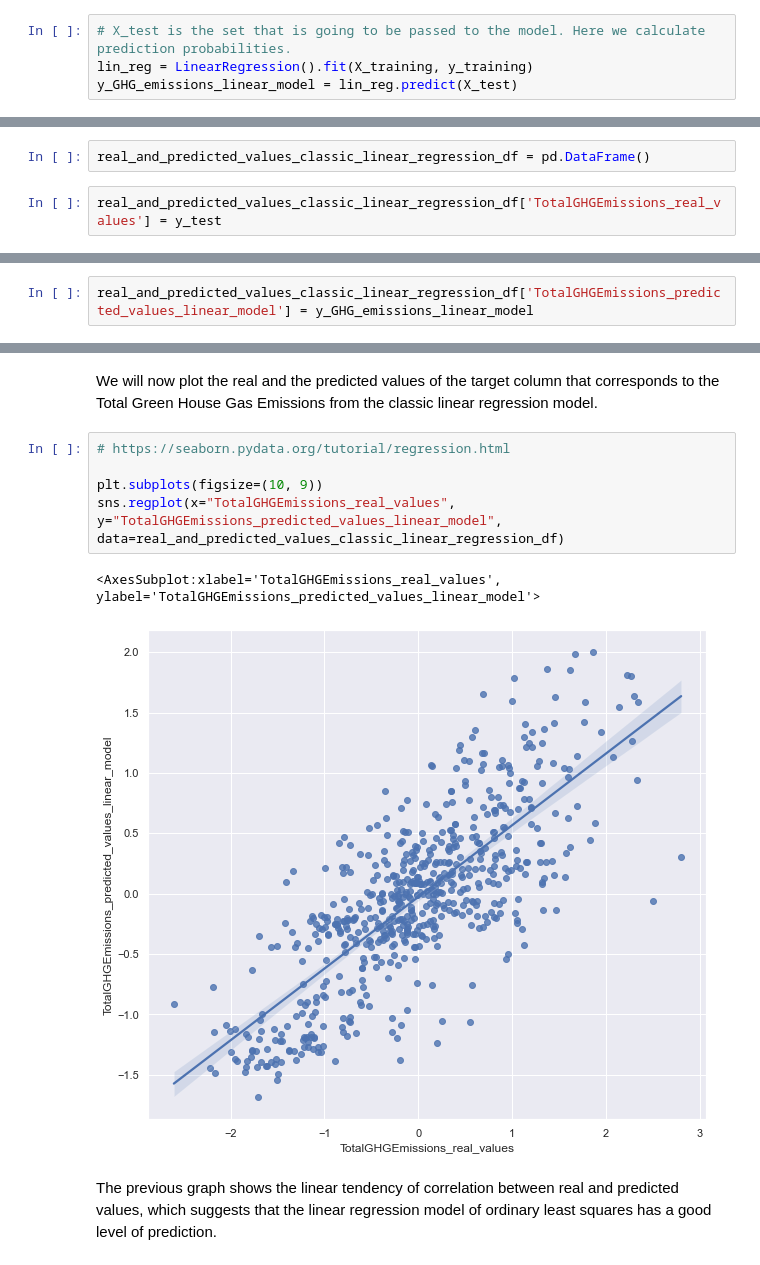
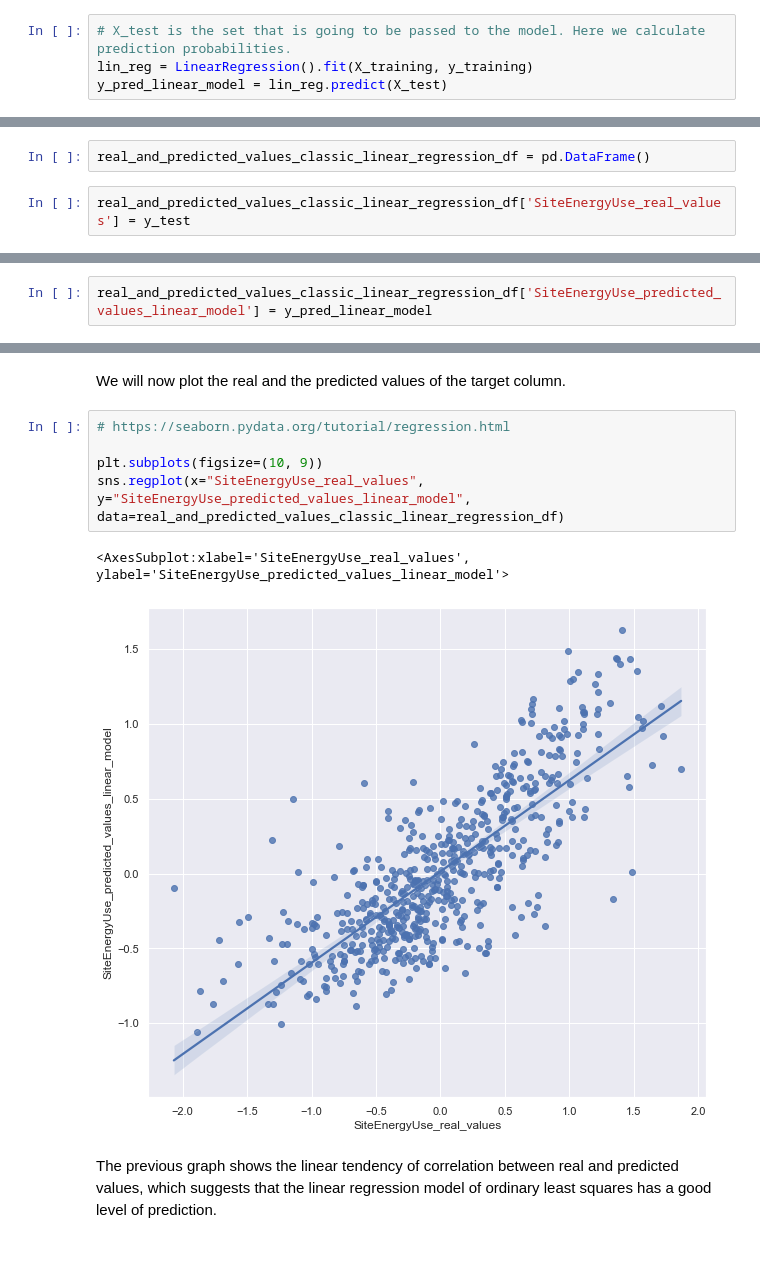
Before and after one commit to MariaDBPerez/energy_consumption, a Jupyter notebook: Pelec_02_notebook_tests_modeles.ipynb, the cells around one changed output, grey strips where cells are left out. Saved outputs shown, nothing was run; the diff lists cells and outputs as text.

```diff
--- a/Pelec_02_notebook_tests_modeles.ipynb
+++ b/Pelec_02_notebook_tests_modeles.ipynb
@@ -421,13 +373,13 @@ We have seen that the linear regression model was previously trained and tested
 # %%
 # X_test is the set that is going to be passed to the model. Here we calculate prediction probabilities.
 lin_reg = LinearRegression().fit(X_training, y_training)
-y_GHG_emissions_linear_model = lin_reg.predict(X_test)
+y_pred_linear_model = lin_reg.predict(X_test)
 # %% [markdown]
 We will now create a data frame that will contain real and predicted target column values.
 # %%
 real_and_predicted_values_classic_linear_regression_df = pd.DataFrame()
 # %%
-real_and_predicted_values_classic_linear_regression_df['TotalGHGEmissions_real_values'] = y_test
+real_and_predicted_values_classic_linear_regression_df['SiteEnergyUse_real_values'] = y_test
 # %%
 real_and_predicted_values_classic_linear_regression_df.head()
 # %% [output]
@@ -440,5 +392,5 @@ real_and_predicted_values_classic_linear_regression_df.head()
-# %%
-real_and_predicted_values_classic_linear_regression_df['TotalGHGEmissions_predicted_values_linear_model'] = y_GHG_emissions_linear_model
+# %%
+real_and_predicted_values_classic_linear_regression_df['SiteEnergyUse_predicted_values_linear_model'] = y_pred_linear_model
 # %%
 real_and_predicted_values_classic_linear_regression_df.head()
 # %% [output]
@@ -451,13 +403,13 @@ real_and_predicted_values_classic_linear_regression_df.head()
 # %% [markdown]
-We will now plot the real and the predicted values of the target column that corresponds to the Total Green House Gas Emissions from the classic linear regression model.
+We will now plot the real and the predicted values of the target column.
 # %%
 # https://seaborn.pydata.org/tutorial/regression.html
 
 plt.subplots(figsize=(10, 9))
-sns.regplot(x="TotalGHGEmissions_real_values", y="TotalGHGEmissions_predicted_values_linear_model", data=real_and_predicted_values_classic_linear_regression_df)
+sns.regplot(x="SiteEnergyUse_real_values", y="SiteEnergyUse_predicted_values_linear_model", data=real_and_predicted_values_classic_linear_regression_df)
 # %% [output]
-<AxesSubplot:xlabel='TotalGHGEmissions_real_values', ylabel='TotalGHGEmissions_predicted_values_linear_model'>
+<AxesSubplot:xlabel='SiteEnergyUse_real_values', ylabel='SiteEnergyUse_predicted_values_linear_model'>
-[figure, old version]
+[figure, new version]
 # %% [markdown]
 The previous graph shows the linear tendency of correlation between real and predicted values, which suggests that the linear regression model of ordinary least squares has a good level of prediction.
 # %% [markdown]
```
Also changed, not shown: parts of 71 cells of this notebook, 2 other files.
